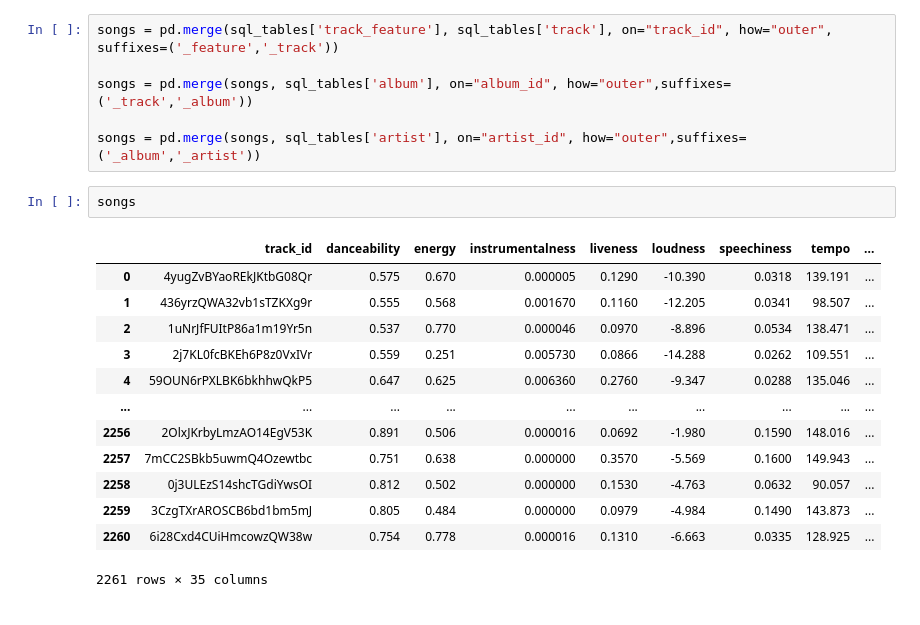
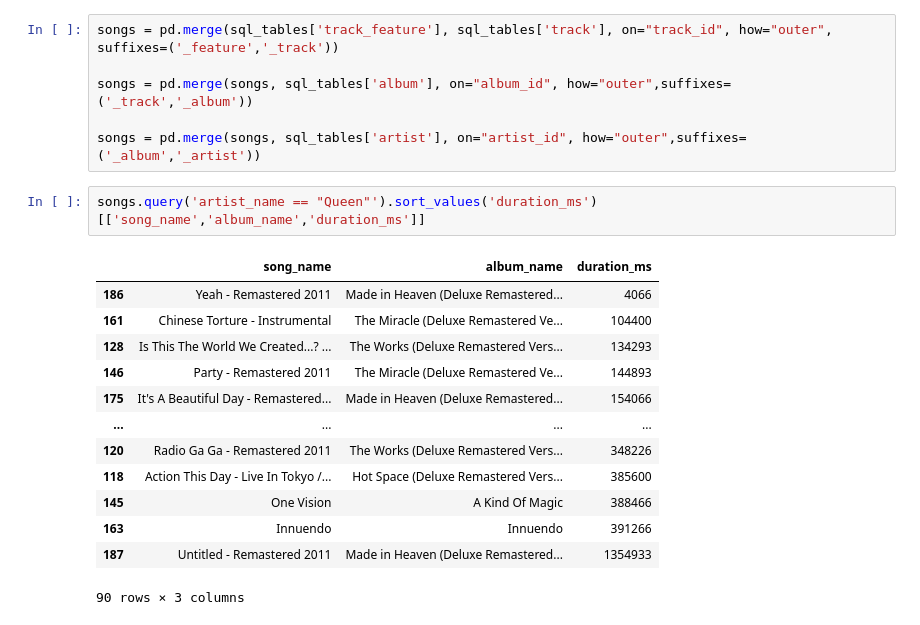
Before and after one commit to vmorenocosta/vanguard_de_project, a Jupyter notebook: submission/notebooks/p2_data_visualization.ipynb, the cells around one changed output. Drawn from its saved outputs; the diff is of its cells as text.

```diff
--- a/submission/notebooks/p2_data_visualization.ipynb
+++ b/submission/notebooks/p2_data_visualization.ipynb
@@ -245,18 +357,18 @@ songs = pd.merge(songs, sql_tables['album'], on="album_id", how="outer",suffixes
 
 songs = pd.merge(songs, sql_tables['artist'], on="artist_id", how="outer",suffixes=('_album','_artist'))
 # %%
-songs
+songs.query('artist_name == "Queen"').sort_values('duration_ms')[['song_name','album_name','duration_ms']]
 # %% [output]
-|  | track_id | danceability | energy | instrumentalness | liveness | loudness | speechiness | tempo | ... |
-| 0 | 4yugZvBYaoREkJKtbG08Qr | 0.575 | 0.670 | 0.000005 | 0.1290 | -10.390 | 0.0318 | 139.191 | ... |
-| 1 | 436yrzQWA32vb1sTZKXg9r | 0.555 | 0.568 | 0.001670 | 0.1160 | -12.205 | 0.0341 | 98.507 | ... |
-| 2 | 1uNrJfFUItP86a1m19Yr5n | 0.537 | 0.770 | 0.000046 | 0.0970 | -8.896 | 0.0534 | 138.471 | ... |
-| 3 | 2j7KL0fcBKEh6P8z0VxIVr | 0.559 | 0.251 | 0.005730 | 0.0866 | -14.288 | 0.0262 | 109.551 | ... |
-| 4 | 59OUN6rPXLBK6bkhhwQkP5 | 0.647 | 0.625 | 0.006360 | 0.2760 | -9.347 | 0.0288 | 135.046 | ... |
-| ... | ... | ... | ... | ... | ... | ... | ... | ... | ... |
-| 2256 | 2OlxJKrbyLmzAO14EgV53K | 0.891 | 0.506 | 0.000016 | 0.0692 | -1.980 | 0.1590 | 148.016 | ... |
-| 2257 | 7mCC2SBkb5uwmQ4Ozewtbc | 0.751 | 0.638 | 0.000000 | 0.3570 | -5.569 | 0.1600 | 149.943 | ... |
-| 2258 | 0j3ULEzS14shcTGdiYwsOI | 0.812 | 0.502 | 0.000000 | 0.1530 | -4.763 | 0.0632 | 90.057 | ... |
-| 2259 | 3CzgTXrAROSCB6bd1bm5mJ | 0.805 | 0.484 | 0.000000 | 0.0979 | -4.984 | 0.1490 | 143.873 | ... |
-| 2260 | 6i28Cxd4CUiHmcowzQW38w | 0.754 | 0.778 | 0.000016 | 0.1310 | -6.663 | 0.0335 | 128.925 | ... |
+|  | song_name | album_name | duration_ms |
+| 186 | Yeah - Remastered 2011 | Made in Heaven (Deluxe Remastered... | 4066 |
+| 161 | Chinese Torture - Instrumental | The Miracle (Deluxe Remastered Ve... | 104400 |
+| 128 | Is This The World We Created...? ... | The Works (Deluxe Remastered Vers... | 134293 |
+| 146 | Party - Remastered 2011 | The Miracle (Deluxe Remastered Ve... | 144893 |
+| 175 | It's A Beautiful Day - Remastered... | Made in Heaven (Deluxe Remastered... | 154066 |
+| ... | ... | ... | ... |
+| 120 | Radio Ga Ga - Remastered 2011 | The Works (Deluxe Remastered Vers... | 348226 |
+| 118 | Action This Day - Live In Tokyo /... | Hot Space (Deluxe Remastered Vers... | 385600 |
+| 145 | One Vision | A Kind Of Magic | 388466 |
+| 163 | Innuendo | Innuendo | 391266 |
+| 187 | Untitled - Remastered 2011 | Made in Heaven (Deluxe Remastered... | 1354933 |
-2261 rows × 35 columns
+90 rows × 3 columns
```
Also changed, not shown: parts of 38 cells of this notebook, 7 other files.
